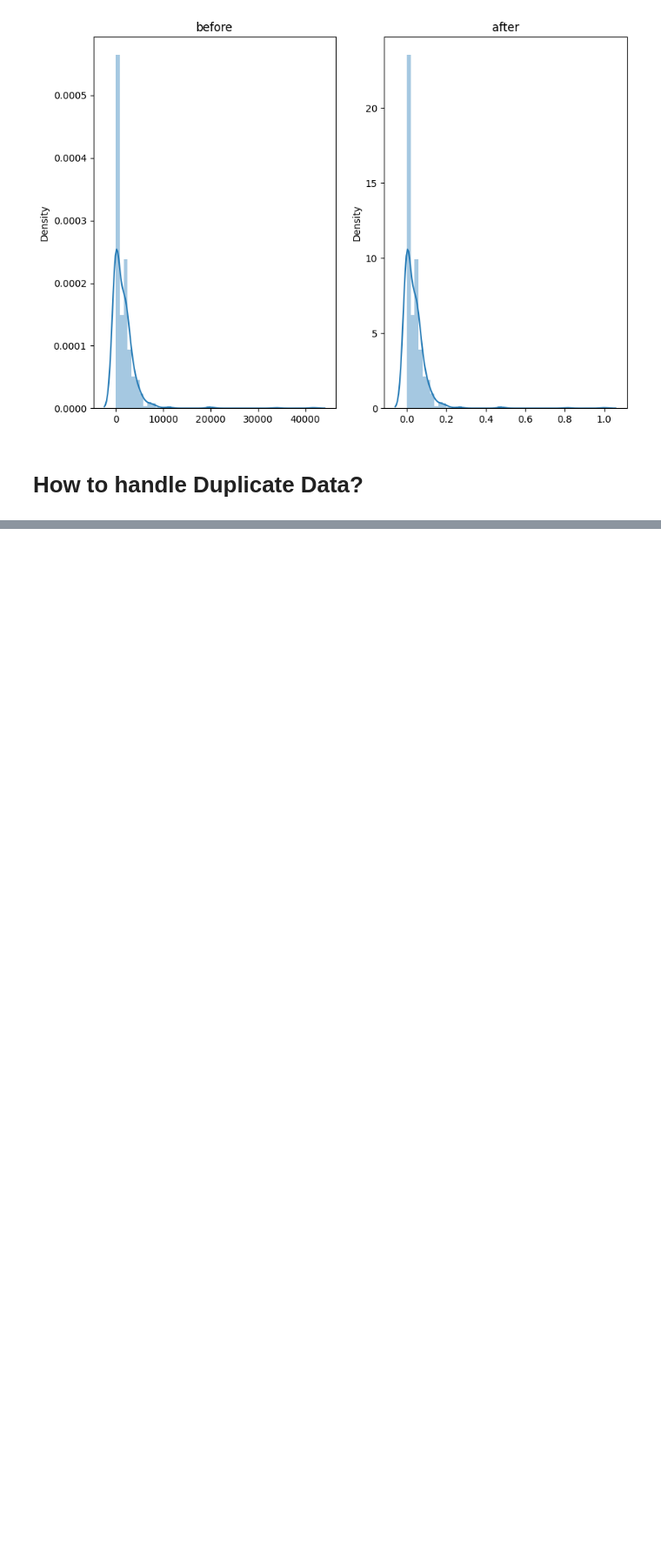
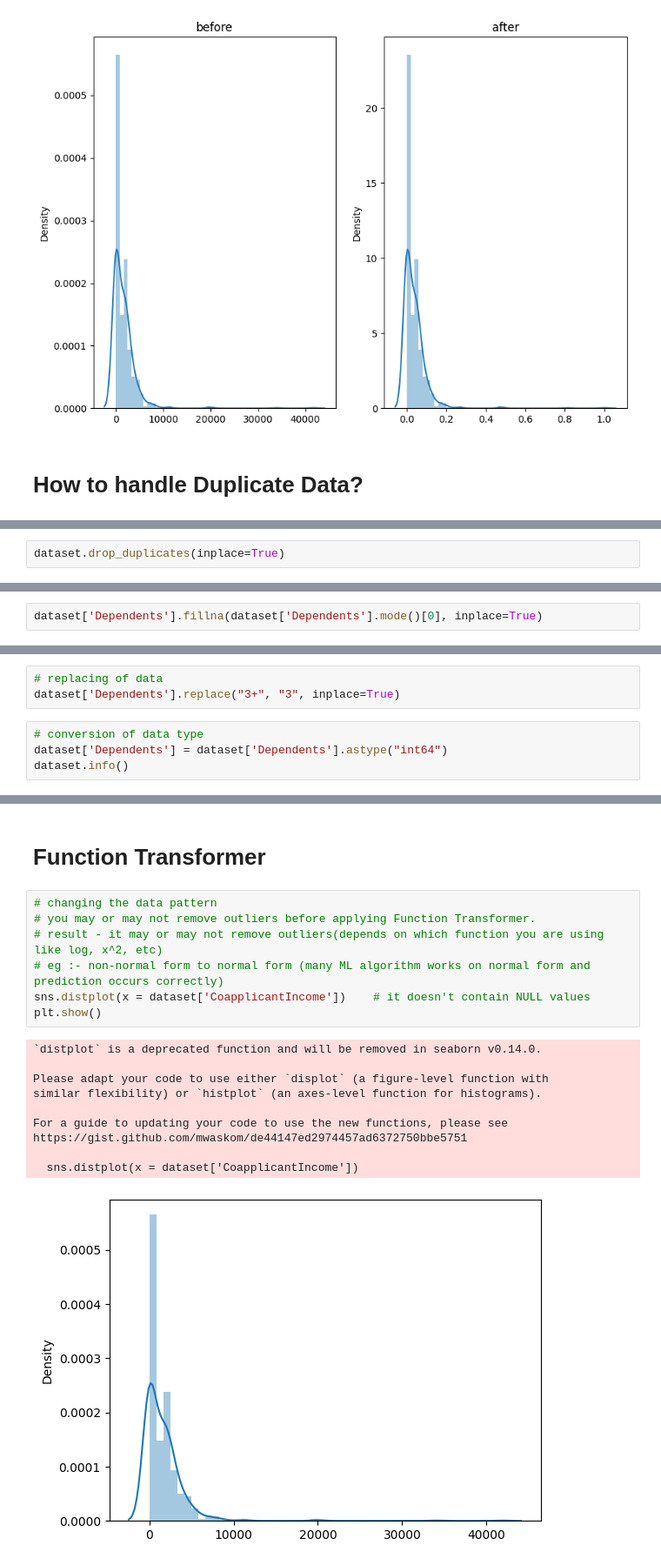
Before and after one commit to Vaishnavi943/ML_Course_-dl-ds, a Jupyter notebook: data-cleaning/jupyter.ipynb, the cells around one changed output, grey strips where cells are left out. Shown: that part at 87% size. Drawn from its saved outputs; the diff is of its cells as text; blank space fills up the shorter version.

```diff
--- a/data-cleaning/jupyter.ipynb
+++ b/data-cleaning/jupyter.ipynb
@@ -468,0 +487,2 @@ https://gist.github.com/mwaskom/de44147ed2974457ad6372750bbe5751
+# %%
+dataset.drop_duplicates(inplace=True)
@@ -468,0 +547,2 @@ https://gist.github.com/mwaskom/de44147ed2974457ad6372750bbe5751
+# %%
+dataset['Dependents'].fillna(dataset['Dependents'].mode()[0], inplace=True)
@@ -468,0 +556,7 @@ https://gist.github.com/mwaskom/de44147ed2974457ad6372750bbe5751
+# %%
+# replacing of data
+dataset['Dependents'].replace("3+", "3", inplace=True)
+# %%
+# conversion of data type
+dataset['Dependents'] = dataset['Dependents'].astype("int64")
+dataset.info()
@@ -468,0 +584,20 @@ https://gist.github.com/mwaskom/de44147ed2974457ad6372750bbe5751
+# %% [markdown]
+# Function Transformer
+# %%
+# changing the data pattern
+# you may or may not remove outliers before applying Function Transformer.
+# result - it may or may not remove outliers(depends on which function you are using like log, x^2, etc)
+# eg :- non-normal form to normal form (many ML algorithm works on normal form and prediction occurs correctly)
+sns.distplot(x = dataset['CoapplicantIncome'])    # it doesn't contain NULL values
+plt.show()
+# %% [output]
+`distplot` is a deprecated function and will be removed in seaborn v0.14.0.
+
+Please adapt your code to use either `displot` (a figure-level function with
+similar flexibility) or `histplot` (an axes-level function for histograms).
+
+For a guide to updating your code to use the new functions, please see
+https://gist.github.com/mwaskom/de44147ed2974457ad6372750bbe5751
+
+  sns.distplot(x = dataset['CoapplicantIncome'])
+[figure, added]
```
Also changed, not shown: parts of 12 cells of this notebook.
